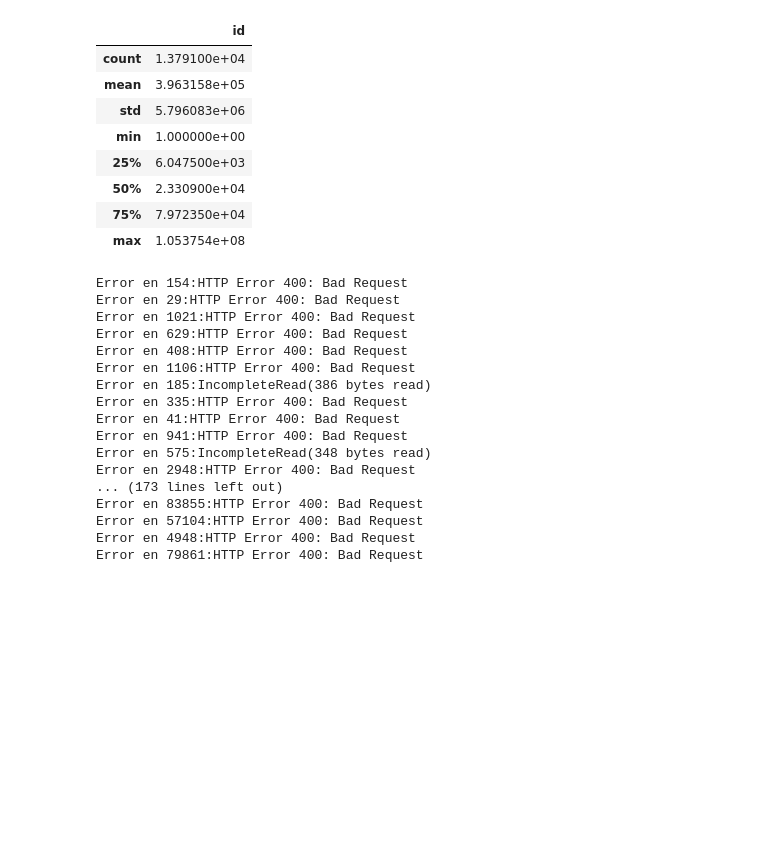
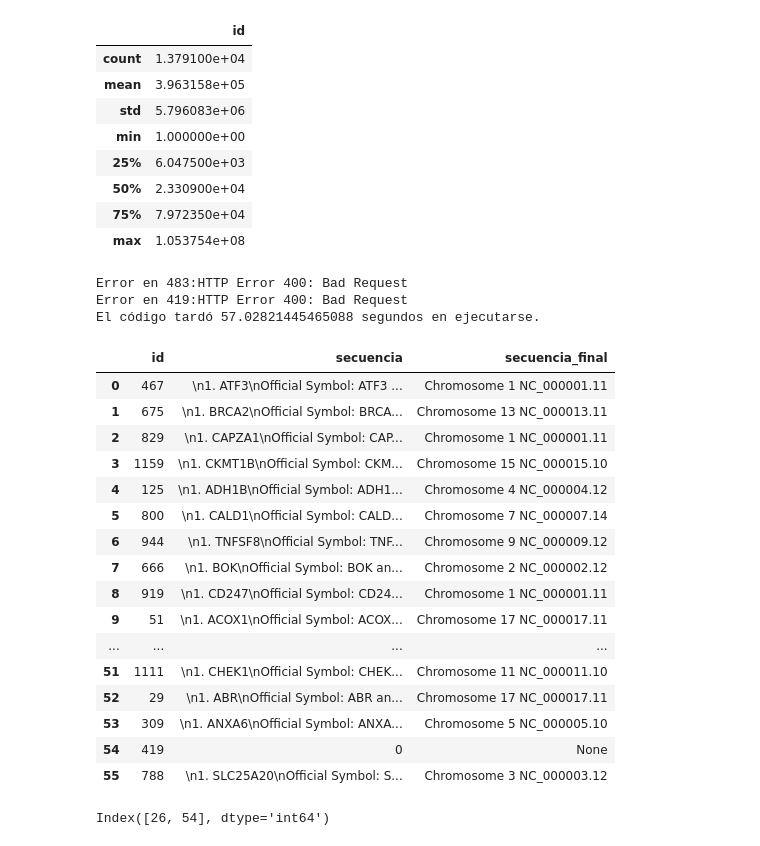
Before and after one commit to rdelanuezmo/genomic_TFM, a Jupyter notebook: Union_dataframes.ipynb, the cells around one changed output. Cells and saved outputs as stored; diff of their text form; code cells hidden in the pictures; blank space fills up the shorter version.

```diff
--- a/Union_dataframes.ipynb
+++ b/Union_dataframes.ipynb
@@ -220,7 +221,10 @@ def get_gene_sequence(gene_id):
         return sequence_data
     except Exception as e:
         print(f'Error en {gene_id}:{e}')
-        return None
+        if 'Request' in str(e):
+            return 0
+        else:
+            return 1
 
 def extract_annotation(sequence_data):
     # Define a regular expression pattern to match the annotation line
@@ -438,23 +442,44 @@ a_final.describe()
 | 50% | 2.330900e+04 |
 | 75% | 7.972350e+04 |
 | max | 1.053754e+08 |
-# %%
-a_final['secuencia'] = a_final['id'].map(get_gene_sequence)
-# %% [output]
-Error en 154:HTTP Error 400: Bad Request
-Error en 29:HTTP Error 400: Bad Request
-Error en 1021:HTTP Error 400: Bad Request
-Error en 629:HTTP Error 400: Bad Request
-Error en 408:HTTP Error 400: Bad Request
-Error en 1106:HTTP Error 400: Bad Request
-Error en 185:IncompleteRead(386 bytes read)
-Error en 335:HTTP Error 400: Bad Request
-Error en 41:HTTP Error 400: Bad Request
-Error en 941:HTTP Error 400: Bad Request
-Error en 575:IncompleteRead(348 bytes read)
-Error en 2948:HTTP Error 400: Bad Request
-... (173 lines left out)
-Error en 83855:HTTP Error 400: Bad Request
-Error en 57104:HTTP Error 400: Bad Request
-Error en 4948:HTTP Error 400: Bad Request
-Error en 79861:HTTP Error 400: Bad Request
+# %%
+num_splits = 250
+
+# Dividir el DataFrame en partes usando numpy.array_split
+dataframes = np.array_split(a_final, num_splits)
+# %%
+import time
+inicio = time.time()
+
+dataframes[0]['secuencia'] = dataframes[0]['id'].map(get_gene_sequence).astype(str)
+dataframes[0]['secuencia_final'] = dataframes[0]['secuencia'].map(extract_annotation)
+
+
+fin = time.time()
+# Calcula el tiempo transcurrido
+tiempo_transcurrido = fin - inicio
+print("El código tardó", tiempo_transcurrido, "segundos en ejecutarse.")
+# %% [output]
+Error en 483:HTTP Error 400: Bad Request
+Error en 419:HTTP Error 400: Bad Request
+El código tardó 57.02821445465088 segundos en ejecutarse.
+# %%
+dataframes[0]
+# %% [output]
+|  | id | secuencia | secuencia_final |
+| 0 | 467 | \n1. ATF3\nOfficial Symbol: ATF3 ... | Chromosome 1 NC_000001.11 |
+| 1 | 675 | \n1. BRCA2\nOfficial Symbol: BRCA... | Chromosome 13 NC_000013.11 |
+| 2 | 829 | \n1. CAPZA1\nOfficial Symbol: CAP... | Chromosome 1 NC_000001.11 |
+| 3 | 1159 | \n1. CKMT1B\nOfficial Symbol: CKM... | Chromosome 15 NC_000015.10 |
+| 4 | 125 | \n1. ADH1B\nOfficial Symbol: ADH1... | Chromosome 4 NC_000004.12 |
+| 5 | 800 | \n1. CALD1\nOfficial Symbol: CALD... | Chromosome 7 NC_000007.14 |
+| 6 | 944 | \n1. TNFSF8\nOfficial Symbol: TNF... | Chromosome 9 NC_000009.12 |
+| 7 | 666 | \n1. BOK\nOfficial Symbol: BOK an... | Chromosome 2 NC_000002.12 |
+| 8 | 919 | \n1. CD247\nOfficial Symbol: CD24... | Chromosome 1 NC_000001.11 |
+| 9 | 51 | \n1. ACOX1\nOfficial Symbol: ACOX... | Chromosome 17 NC_000017.11 |
+| ... | ... | ... | ... |
+| 51 | 1111 | \n1. CHEK1\nOfficial Symbol: CHEK... | Chromosome 11 NC_000011.10 |
+| 52 | 29 | \n1. ABR\nOfficial Symbol: ABR an... | Chromosome 17 NC_000017.11 |
+| 53 | 309 | \n1. ANXA6\nOfficial Symbol: ANXA... | Chromosome 5 NC_000005.10 |
+| 54 | 419 | 0 | None |
+| 55 | 788 | \n1. SLC25A20\nOfficial Symbol: S... | Chromosome 3 NC_000003.12 |
@@ -460,0 +493,4 @@ Error en 79861:HTTP Error 400: Bad Request
+# %%
+indices_igual_0
+# %% [output]
+Index([26, 54], dtype='int64')
```
Also changed, not shown: parts of 3 cells of this notebook.
